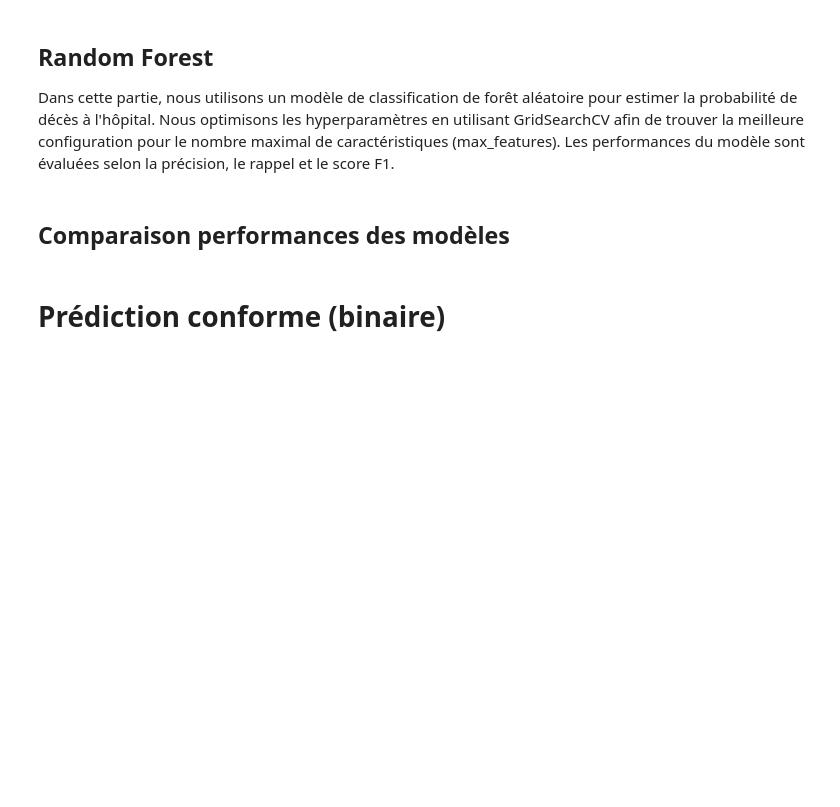
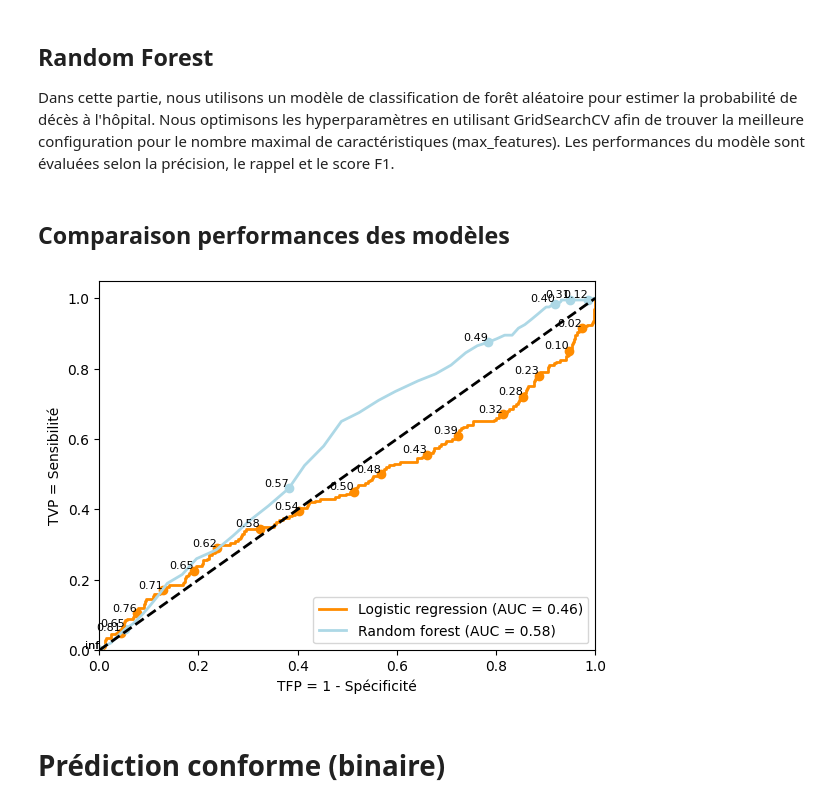
Before and after one commit to Krrcharles/Prediction-conforme-pour-les-donnees--analysee-par-Transformers, a Jupyter notebook: Code_stuart.ipynb, the cells around one changed output. Saved outputs shown, nothing was run; the diff lists cells and outputs as text; code cells hidden in the pictures; blank space fills up the shorter version.

```diff
--- a/Code_stuart.ipynb
+++ b/Code_stuart.ipynb
@@ -1105,35 +1105,36 @@ fpr_rf, tpr_rf, thresholds_rf = roc_curve(y_test, smx_rf[:, 1])
 roc_auc_lr = auc(fpr_lr, tpr_lr)
 roc_auc_rf = auc(fpr_rf, tpr_rf)
 
 # Tracer la courbe ROC
 plt.figure()
 plt.plot(fpr_lr, tpr_lr, color='darkorange', lw=2, label='Logistic regression (AUC = %0.2f)' % roc_auc_lr)
 plt.plot(fpr_rf, tpr_rf, color='lightblue', lw=2, label='Random forest (AUC = %0.2f)' % roc_auc_rf)
 plt.plot([0, 1], [0, 1], color='black', lw=2, linestyle='--')
 
 # Afficher les points correspondant aux seuils avec un pas de 0.1
-threshold_indices_lr = [i for i, threshold in enumerate(thresholds_lr) if i % 50 == 0]
+threshold_indices_lr = [i for i, threshold in enumerate(thresholds_lr) if i % 20 == 0]
 threshold_indices_rf = [i for i, threshold in enumerate(thresholds_rf) if i % 12 == 0]
 
 plt.scatter(fpr_lr[threshold_indices_lr], tpr_lr[threshold_indices_lr], marker='o', color='darkorange')
 plt.scatter(fpr_rf[threshold_indices_rf], tpr_rf[threshold_indices_rf], marker='o', color='lightblue')
 
 # Ajouter des annotations indiquant la valeur des seuils
 for i in threshold_indices_lr:
     plt.text(fpr_lr[i], tpr_lr[i], f'{thresholds_lr[i]:.2f}', fontsize=8, ha='right', va='bottom')
 
 for i in threshold_indices_rf:
     plt.text(fpr_rf[i], tpr_rf[i], f'{thresholds_rf[i]:.2f}', fontsize=8, ha='right', va='bottom')
 
 plt.xlim([0.0, 1.0])
 plt.ylim([0.0, 1.05])
 plt.xlabel('TFP = 1 - Spécificité')
 plt.ylabel('TVP = Sensibilité')
-plt.title('Courbe ROC')
 plt.legend(loc="lower right")
 plt.savefig("fig/classi/roc.png", bbox_inches='tight', dpi=300)
 plt.show()
 plt.close()
+# %% [output]
+[figure, added]
 # %%
 # Définition des seuils de classification pour lesquels on va calculer
 # les f1 scores
```
Also changed, not shown: 1 other file.
